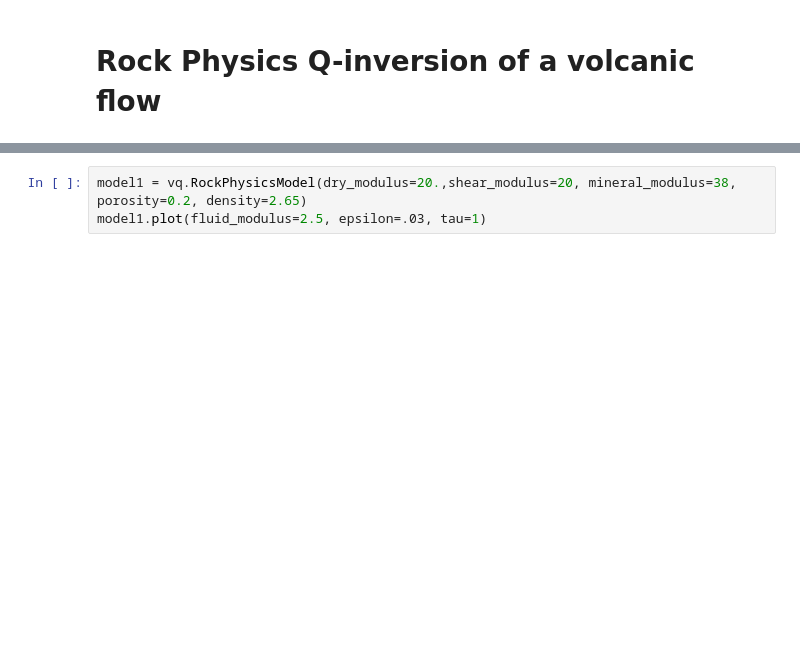
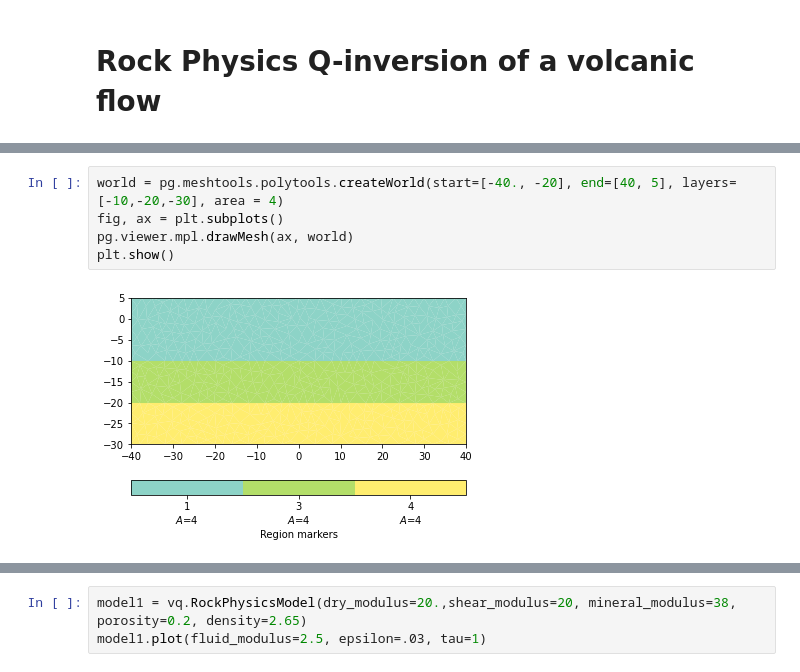
Before and after one commit to gpap-gpap/volcaniQ, a Jupyter notebook: volcanic_notebook.ipynb, the cells around one changed output, grey strips where cells are left out. Drawn from its saved outputs; the diff is of its cells as text; blank space fills up the shorter version.

```diff
--- a/volcanic_notebook.ipynb
+++ b/volcanic_notebook.ipynb
@@ -8,3 +18,10 @@ import numpy as np
+# %%
+world = pg.meshtools.polytools.createWorld(start=[-40., -20], end=[40, 5], layers=[-10,-20,-30], area = 4)
+fig, ax = plt.subplots()
+pg.viewer.mpl.drawMesh(ax, world)
+plt.show()
+# %% [output]
+[figure, added]
 # %%
 reload(vq)
 data = vq.CleanReadCSV()
```
Also changed, not shown: parts of 4 cells of this notebook.
